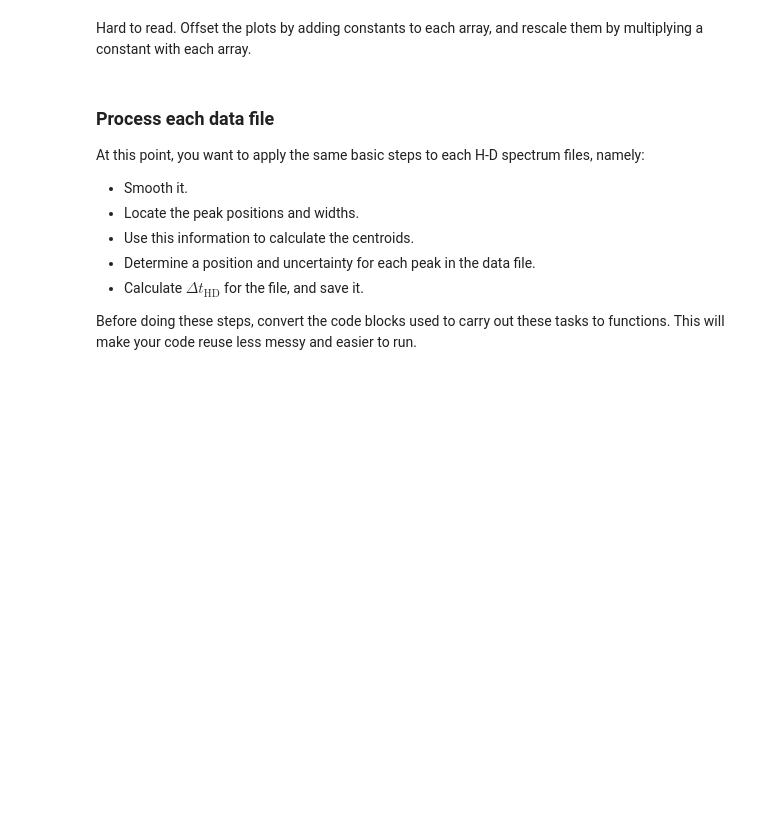
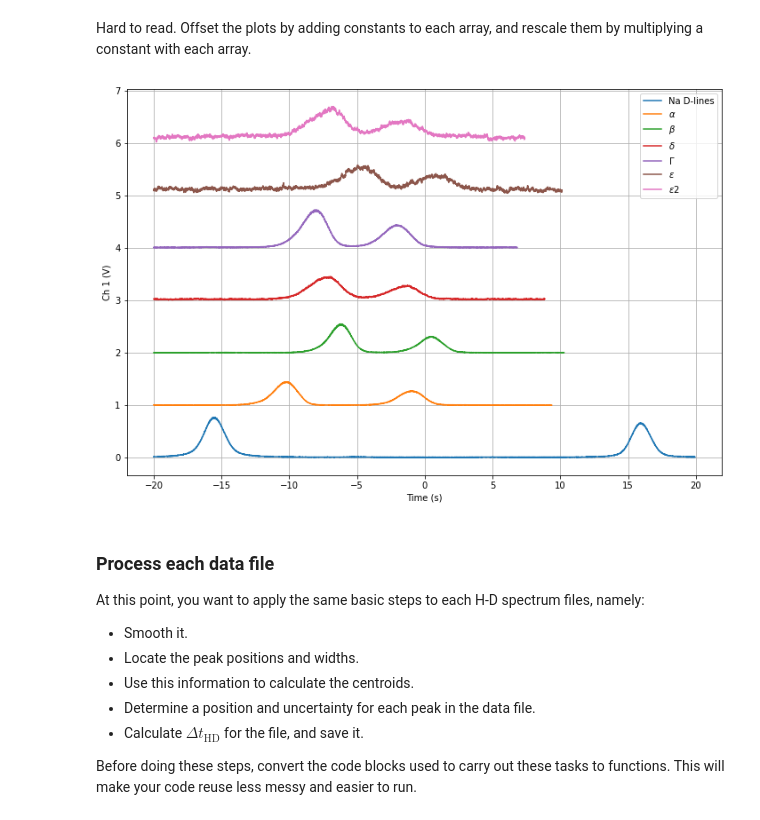
Before and after one commit to 14littleraindrop/PHYS_432_Atomic_Lab, a Jupyter notebook: Lab_1/analysis/HD_analysis_centroid_method.ipynb, the cells around one changed output. Drawn from its saved outputs; the diff is of its cells as text; code cells hidden in the pictures; blank space fills up the shorter version.

```diff
--- a/Lab_1/analysis/HD_analysis_centroid_method.ipynb
+++ b/Lab_1/analysis/HD_analysis_centroid_method.ipynb
@@ -238,3 +286,23 @@ Hard to read.  Offset the plots by adding constants to each array, and rescale t
+# %%
+## Cut and paste above, and then manipulate arrays within the plot() calls
+
+rescale_const = 1
+
+plt.figure(figsize=(12,8))
+plt.plot(Na['TIME'],-Na['CH1'],'-',label='Na D-lines')
+plt.plot(Alpha['TIME'],-Alpha['CH1']+1,'-',label=r'$\alpha$')
+plt.plot(Beta['TIME'],-Beta['CH1']+2,'-',label=r'$\beta$')
+plt.plot(Delta['TIME'],-7*Delta['CH1']+3,'-',label=r'$\delta$')
+plt.plot(Gamma['TIME'],-3*Gamma['CH1']+4,'-',label=r'$\Gamma$')
+plt.plot(Epsilon1['TIME'],-50*Epsilon1['CH1']+5,'-',label=r'$\epsilon$')
+plt.plot(Epsilon2['TIME'],-50*Epsilon2['CH1']+6,'-',label=r'$\epsilon$2')
+
+plt.xlabel(r'Time (s)')
+plt.ylabel(r'Ch 1 (V)')
+plt.legend()
+plt.grid();
+# %% [output]
+[figure, added]
 # %% [markdown]
 ### Process each data file
 
```
Also changed, not shown: parts of 38 cells of this notebook.
